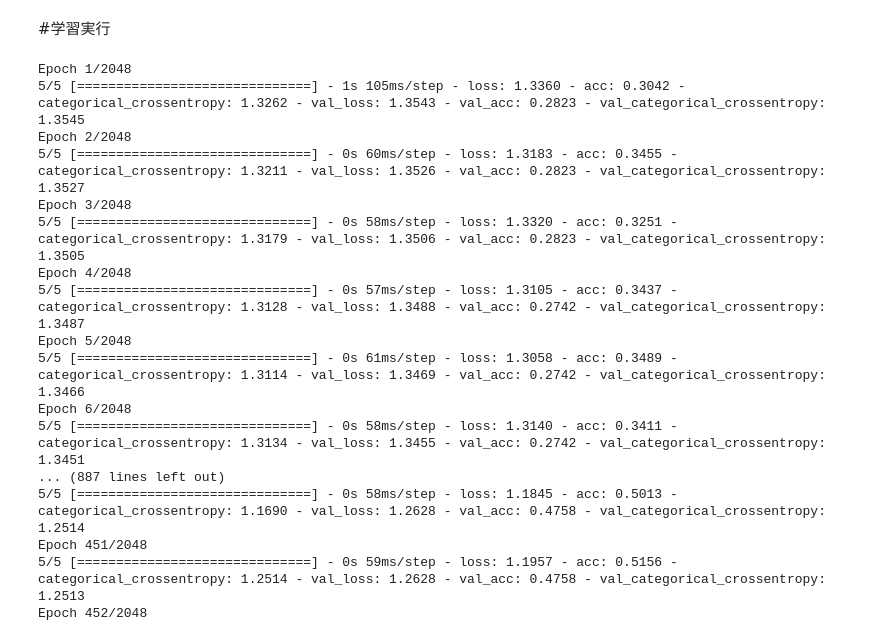
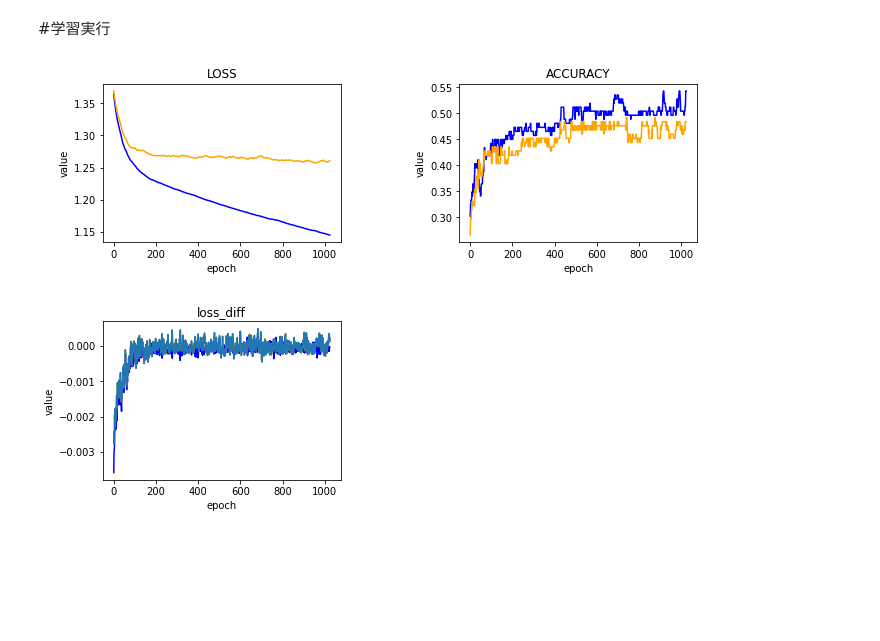
Before and after one commit to s1250103/Public_mori-lab, a Jupyter notebook: eras/tune/programs/0109Tester_TuningYN.ipynb, the cells around one changed output. Drawn from its saved outputs; the diff is of its cells as text; code cells hidden in the pictures; blank space fills up the shorter version.

```diff
--- a/eras/tune/programs/0109Tester_TuningYN.ipynb
+++ b/eras/tune/programs/0109Tester_TuningYN.ipynb
@@ -38,0 +49,16 @@ from keras.utils.np_utils import to_categorical
+# %%
+def make_dirStruct():
+  # gdrive 接続
+  if not path.exists('/content/drive'):
+    drive.mount('/content/drive')
+  else:
+    print("Already confirm")
+  # colab テンポラリディレクトリの作成
+  desk = '/content/desk'
+  if not os.path.exists(desk):
+    os.mkdir(desk)
+  os.chdir(desk)
+  print("Created at /content/desk")
+  return desk
+# %%
+desk = make_dirStruct()
@@ -193,7 +202,7 @@ model.compile(
 # %% [markdown]
 #学習実行
 # %%
-def plot(history):
+def plot(history, name='tmp'):
   HEIGHT = 2
   WIDTH = 2
 
@@ -241,9 +250,12 @@ def plot(history):
 
 
   #save
-  name = 'tmp'
   path_image = os.path.join(desk, name)
-  fig.savefig(path_image)
+  fig.savefig(path_image, bbox_inches='tight')
+# %%
+plot(history)
+# %% [output]
+[figure, added]
 # %%
 %%time
 # 実行
@@ -251,28 +263,18 @@ history = model.fit(
       train_videos, train_labels,
       validation_data=(test_videos, test_labels),
       batch_size=32,
-      epochs=2048,
-      # verbose=0
+      epochs=1024,
+      verbose=0
       )
 
 print("Complete.")
 # プロット
 plot(history)
+
+# 消去
+sleep(10)
+del model
+keras.backend.clear_session()
+gc.collect()
+
+beep()
-# %% [output]
-Epoch 1/2048
-5/5 [==============================] - 1s 105ms/step - loss: 1.3360 - acc: 0.3042 - categorical_crossentropy: 1.3262 - val_loss: 1.3543 - val_acc: 0.2823 - val_categorical_crossentropy: 1.3545
-Epoch 2/2048
-5/5 [==============================] - 0s 60ms/step - loss: 1.3183 - acc: 0.3455 - categorical_crossentropy: 1.3211 - val_loss: 1.3526 - val_acc: 0.2823 - val_categorical_crossentropy: 1.3527
-Epoch 3/2048
-5/5 [==============================] - 0s 58ms/step - loss: 1.3320 - acc: 0.3251 - categorical_crossentropy: 1.3179 - val_loss: 1.3506 - val_acc: 0.2823 - val_categorical_crossentropy: 1.3505
-Epoch 4/2048
-5/5 [==============================] - 0s 57ms/step - loss: 1.3105 - acc: 0.3437 - categorical_crossentropy: 1.3128 - val_loss: 1.3488 - val_acc: 0.2742 - val_categorical_crossentropy: 1.3487
-Epoch 5/2048
-5/5 [==============================] - 0s 61ms/step - loss: 1.3058 - acc: 0.3489 - categorical_crossentropy: 1.3114 - val_loss: 1.3469 - val_acc: 0.2742 - val_categorical_crossentropy: 1.3466
-Epoch 6/2048
-5/5 [==============================] - 0s 58ms/step - loss: 1.3140 - acc: 0.3411 - categorical_crossentropy: 1.3134 - val_loss: 1.3455 - val_acc: 0.2742 - val_categorical_crossentropy: 1.3451
-... (887 lines left out)
-5/5 [==============================] - 0s 58ms/step - loss: 1.1845 - acc: 0.5013 - categorical_crossentropy: 1.1690 - val_loss: 1.2628 - val_acc: 0.4758 - val_categorical_crossentropy: 1.2514
-Epoch 451/2048
-5/5 [==============================] - 0s 59ms/step - loss: 1.1957 - acc: 0.5156 - categorical_crossentropy: 1.2514 - val_loss: 1.2628 - val_acc: 0.4758 - val_categorical_crossentropy: 1.2513
-Epoch 452/2048
```
Also changed, not shown: parts of 13 cells of this notebook.
